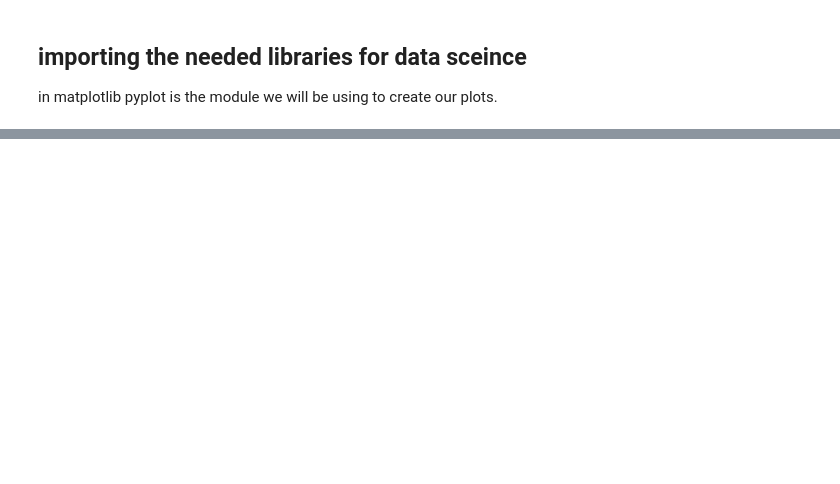
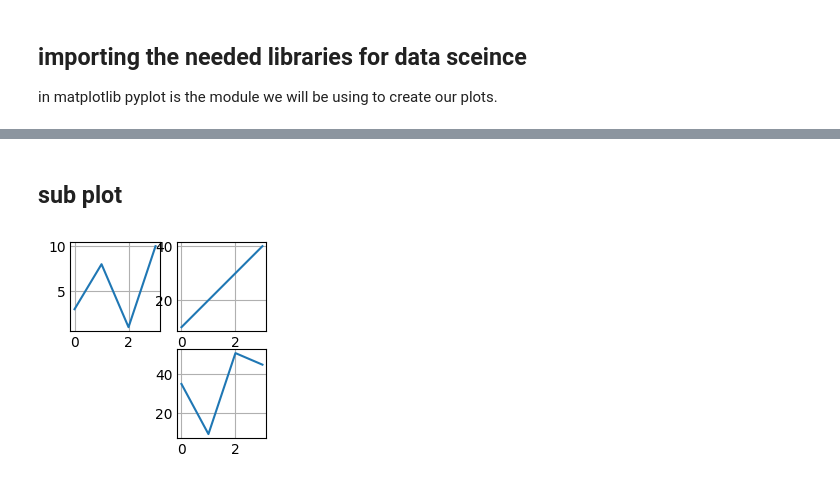
Before and after one commit to shaker113/matplotlib_summary-, a Jupyter notebook: matplotlib.ipynb, the cells around one changed output, grey strips where cells are left out. Saved outputs shown, nothing was run; the diff lists cells and outputs as text; code cells hidden in the pictures; blank space fills up the shorter version.

```diff
--- a/matplotlib.ipynb
+++ b/matplotlib.ipynb
@@ -96,0 +106,25 @@ Text(0.5, 0.98, 'COVID-19 in 2020')
+# %% [markdown]
+## sub plot
+# %%
+#plot 1:
+x = np.array([0, 1, 2, 3])
+y = np.array([3, 8, 1, 10])
+plt.subplot(2, 2, 1)    # number of rows = 1 , number of columns = 2 , this plot order
+plt.plot(x,y)# plot the data
+
+#plot 2:
+x = np.array([0, 1, 2, 3])
+y = np.array([10, 20, 30, 40])
+plt.subplot(2, 2, 2)
+plt.plot(x,y)
+
+#plot 3:
+x = np.array([0, 1, 2, 3])
+y = np.array([35, 9, 51, 45])
+plt.subplot(2, 2, 4)
+plt.plot(x,y)
+
+
+plt.show()
+# %% [output]
+[figure, added]
```
Also changed, not shown: parts of 28 cells of this notebook, 3 other files.
